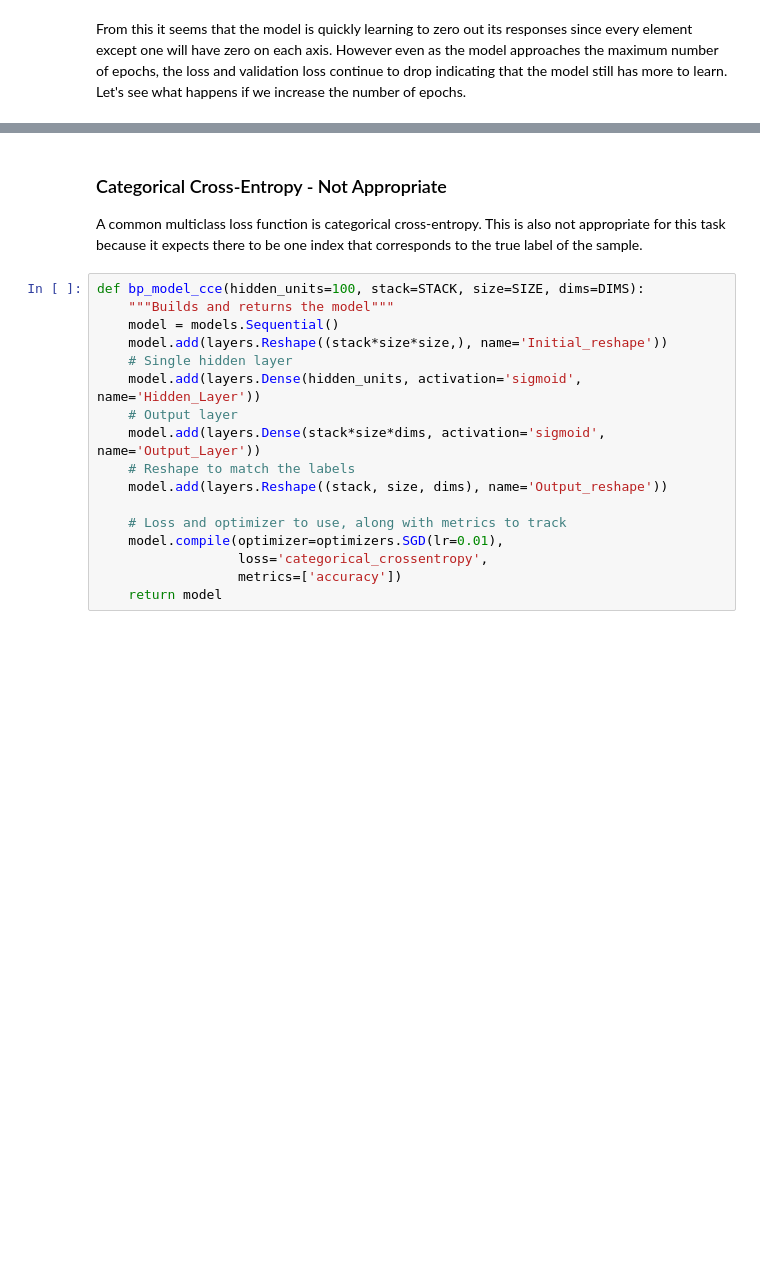
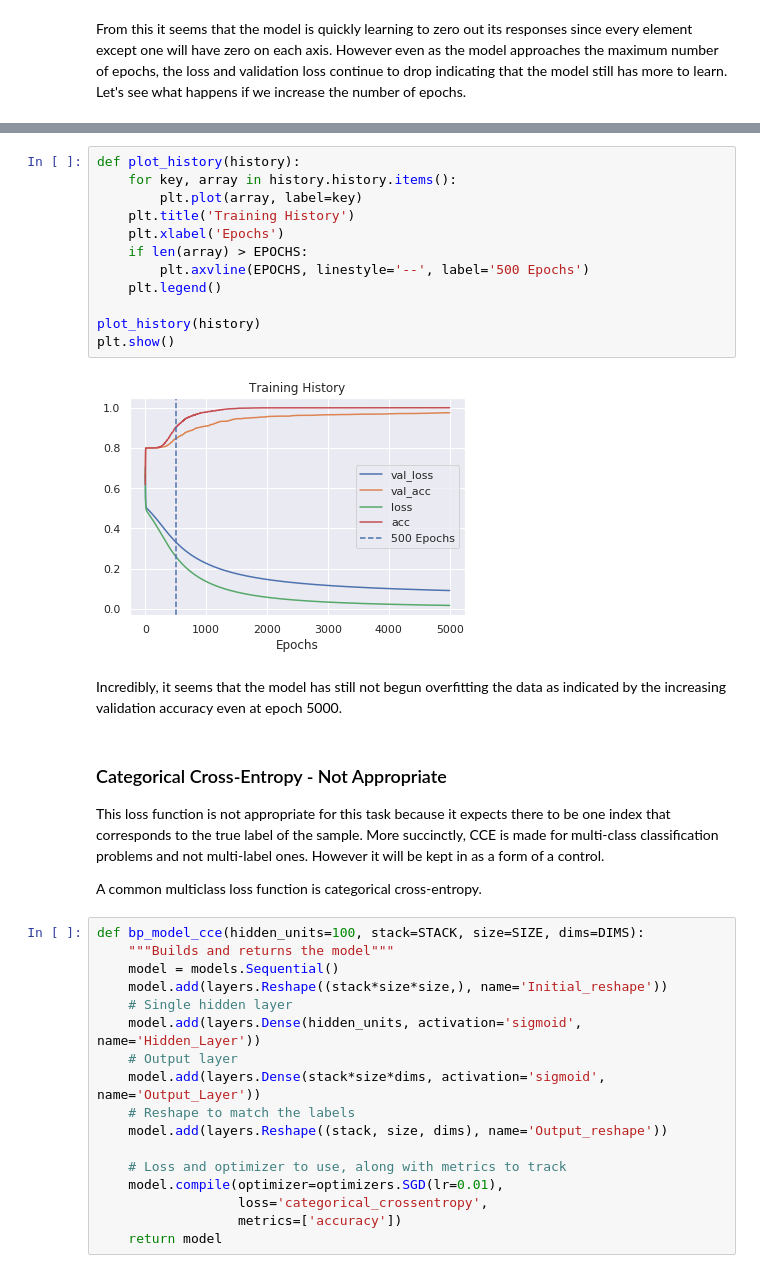
Before and after one commit to apra93/leabra-tf, a Jupyter notebook: docs/source/notebooks/0.2.1-Iterating-the-BP-Model-on-GPUs.ipynb, the cells around one changed output, grey strips where cells are left out. Cells and saved outputs as stored; diff of their text form; blank space fills up the shorter version.

```diff
--- a/docs/source/notebooks/0.2.1-Iterating-the-BP-Model-on-GPUs.ipynb
+++ b/docs/source/notebooks/0.2.1-Iterating-the-BP-Model-on-GPUs.ipynb
@@ -521,7 +576,25 @@ From this it seems that the model is quickly learning to zero out its responses
+# %%
+def plot_history(history):
+    for key, array in history.history.items():
+        plt.plot(array, label=key)
+    plt.title('Training History')
+    plt.xlabel('Epochs')
+    if len(array) > EPOCHS:
+        plt.axvline(EPOCHS, linestyle='--', label='500 Epochs')
+    plt.legend()
+
+plot_history(history)
+plt.show()
+# %% [output]
+[figure, added]
+# %% [markdown]
+Incredibly, it seems that the model has still not begun overfitting the data as indicated by the increasing validation accuracy even at epoch 5000.
 # %% [markdown]
 ### Categorical Cross-Entropy - Not Appropriate
 
-A common multiclass loss function is categorical cross-entropy. This is also not appropriate for this task because it expects there to be one index that corresponds to the true label of the sample.
+This loss function is not appropriate for this task because it expects there to be one index that corresponds to the true label of the sample. More succinctly, CCE is made for multi-class classification problems and not multi-label ones. However it will be kept in as a form of a control.
+
+A common multiclass loss function is categorical cross-entropy.
 # %%
 def bp_model_cce(hidden_units=100, stack=STACK, size=SIZE, dims=DIMS):
     """Builds and returns the model"""
```
Also changed, not shown: parts of 29 cells of this notebook.
